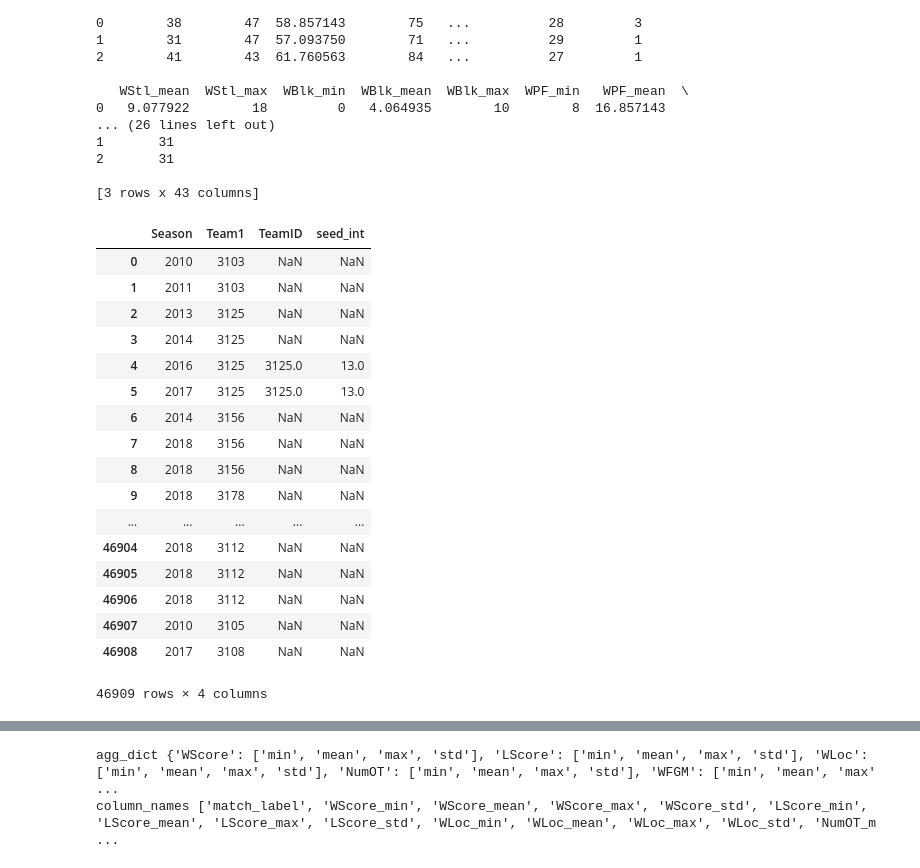
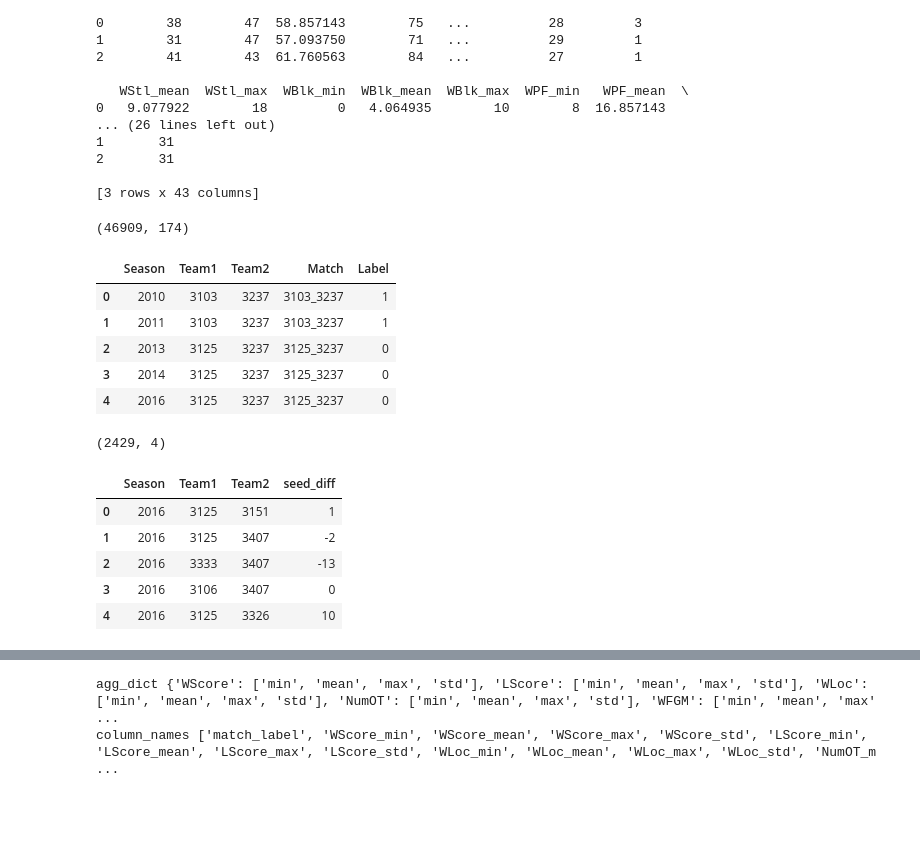
Before and after one commit to MJeremy2017/machine-learning-models, a Jupyter notebook: Kaggle-NCAA/Match-Prediction.ipynb, the cells around one changed output, grey strips where cells are left out. Drawn from its saved outputs; the diff is of its cells as text; code cells hidden in the pictures; blank space fills up the shorter version.

```diff
--- a/Kaggle-NCAA/Match-Prediction.ipynb
+++ b/Kaggle-NCAA/Match-Prediction.ipynb
@@ -350,7 +356,7 @@ print(lose_team_stats.head(3))
 
 [3 rows x 43 columns]
 # %%
-train = match_detailed[['Season', 'Team1', 'Team2', 'Match', 'Type']]
+train = match_detailed[['Season', 'Team1', 'Team2', 'Match', 'Type', 'Label']]
 # features for train
 train = train.merge(win_team_stats, left_on="Team1", right_on="WTeamID")
 train = train.merge(win_team_stats, left_on="Team2", right_on="WTeamID")
@@ -368,30 +374,36 @@ test = test.merge(lose_team_stats, left_on="Team1", right_on="LTeamID")
 test = test.merge(lose_team_stats, left_on="Team2", right_on="LTeamID")
 
 test.drop(["WTeamID_x", "WTeamID_y", "LTeamID_x", "LTeamID_y"], axis=1, inplace=True)
+# %%
+print(train.shape)
+train[['Season', 'Team1', 'Team2', 'Match', 'Label']].head()
+# %% [output]
+(46909, 174)
+|  | Season | Team1 | Team2 | Match | Label |
+| 0 | 2010 | 3103 | 3237 | 3103_3237 | 1 |
+| 1 | 2011 | 3103 | 3237 | 3103_3237 | 1 |
+| 2 | 2013 | 3125 | 3237 | 3125_3237 | 0 |
+| 3 | 2014 | 3125 | 3237 | 3125_3237 | 0 |
+| 4 | 2016 | 3125 | 3237 | 3125_3237 | 0 |
 # %%
 # get seeds diff
-# wseeds["region"] = wseeds.apply(lambda row: row["Seed"][0], axis=1)
-# wseeds["seed_int"] = wseeds.apply(lambda row: int(row["Seed"][1:]), axis=1)
+wseeds["region"] = wseeds.apply(lambda row: row["Seed"][0], axis=1)
+wseeds["seed_int"] = wseeds.apply(lambda row: int(row["Seed"][1:]), axis=1)
 
-x = train[["Season", "Team1"]]
-x = x.merge(wseeds[["Season", "TeamID", "seed_int"]], left_on=["Season", "Team1"], right_on=["Season", "TeamID"], how="left")
-x
+x = train[["Season", "Team1", "Team2"]].copy()
+x = x.merge(wseeds[["Season", "TeamID", "seed_int"]], left_on=["Season", "Team1"], right_on=["Season", "TeamID"])
+x = x.merge(wseeds[["Season", "TeamID", "seed_int"]], left_on=["Season", "Team2"], right_on=["Season", "TeamID"])
+x["seed_diff"] = x["seed_int_x"] - x["seed_int_y"]
+
+x = x[["Season", "Team1", "Team2", "seed_diff"]]
+x.drop_duplicates(inplace=True)
+print(x.shape)
+x.head()
 # %% [output]
+(2429, 4)
-|  | Season | Team1 | TeamID | seed_int |
-| 0 | 2010 | 3103 | NaN | NaN |
-| 1 | 2011 | 3103 | NaN | NaN |
-| 2 | 2013 | 3125 | NaN | NaN |
-| 3 | 2014 | 3125 | NaN | NaN |
-| 4 | 2016 | 3125 | 3125.0 | 13.0 |
-| 5 | 2017 | 3125 | 3125.0 | 13.0 |
-| 6 | 2014 | 3156 | NaN | NaN |
-| 7 | 2018 | 3156 | NaN | NaN |
-| 8 | 2018 | 3156 | NaN | NaN |
-| 9 | 2018 | 3178 | NaN | NaN |
-| ... | ... | ... | ... | ... |
-| 46904 | 2018 | 3112 | NaN | NaN |
-| 46905 | 2018 | 3112 | NaN | NaN |
-| 46906 | 2018 | 3112 | NaN | NaN |
-| 46907 | 2010 | 3105 | NaN | NaN |
-| 46908 | 2017 | 3108 | NaN | NaN |
+|  | Season | Team1 | Team2 | seed_diff |
+| 0 | 2016 | 3125 | 3151 | 1 |
+| 1 | 2016 | 3125 | 3407 | -2 |
+| 2 | 2016 | 3333 | 3407 | -13 |
+| 3 | 2016 | 3106 | 3407 | 0 |
+| 4 | 2016 | 3125 | 3326 | 10 |
-46909 rows × 4 columns
```
Also changed, not shown: parts of 10 cells of this notebook, 1 other file.
